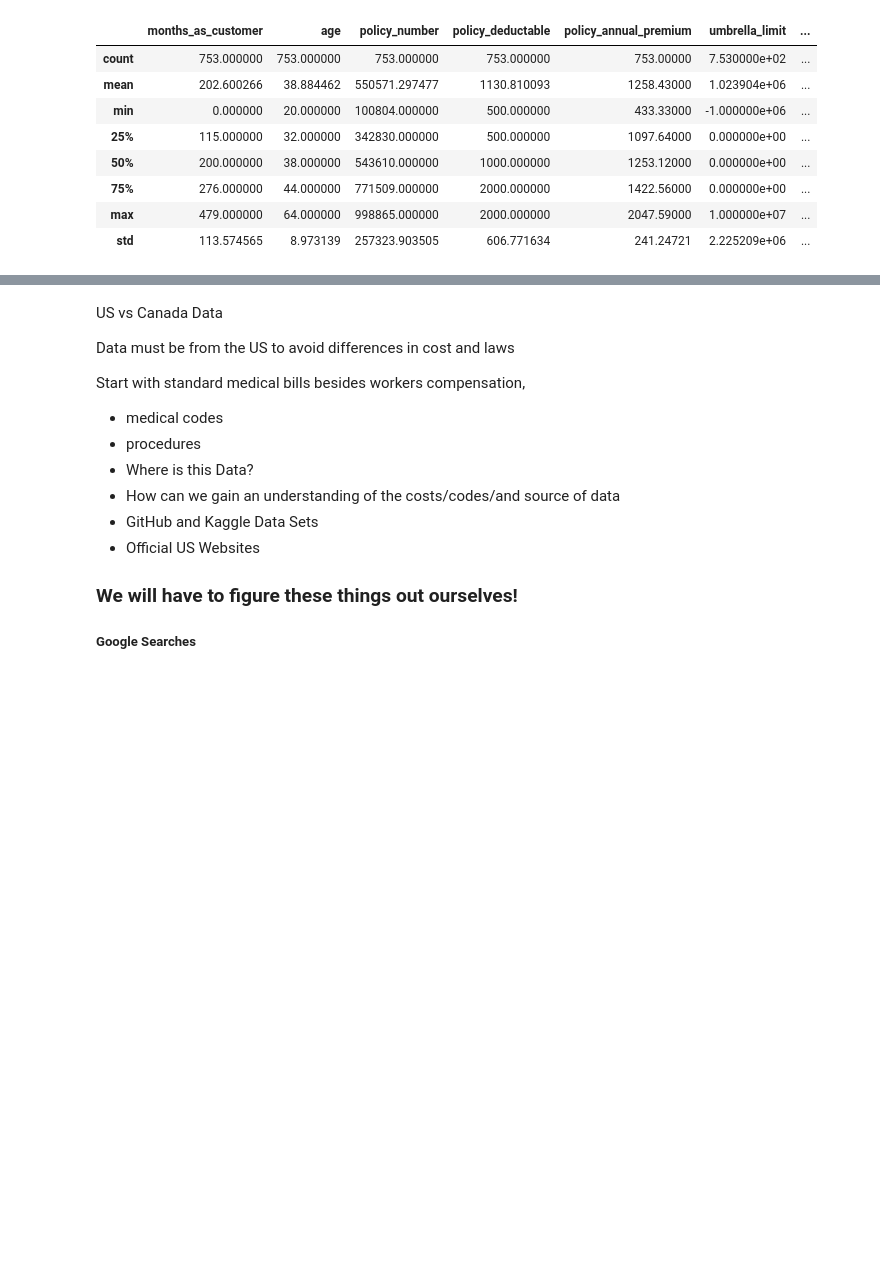
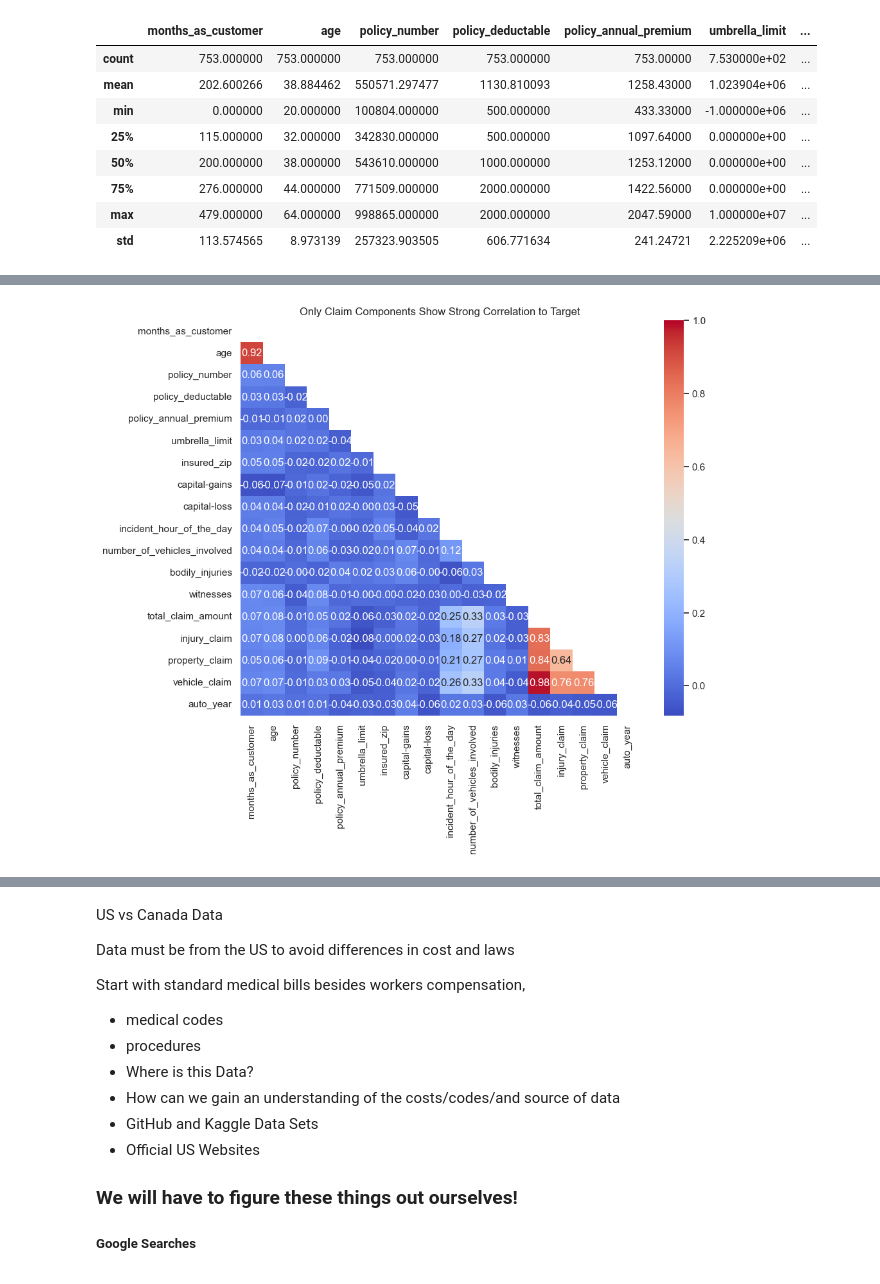
Before and after one commit to dvdhartsman/Insurance_Claims, a Jupyter notebook: Insurance_EDA.ipynb, the cells around one changed output, grey strips where cells are left out. Drawn from its saved outputs; the diff is of its cells as text; code cells hidden in the pictures; blank space fills up the shorter version.

```diff
--- a/Insurance_EDA.ipynb
+++ b/Insurance_EDA.ipynb
@@ -265 +348,11 @@ df.describe()
+# %%
+# Heatmap of all of the numeric features, the only strong correlations to total claim are its components
+sns.set_style("white")
+fig, ax = plt.subplots(figsize=(10, 8))
+mask = np.triu(np.ones_like(df.select_dtypes(include=np.number).corr(), dtype=bool))
+sns.heatmap(data=df.select_dtypes(include=np.number).corr(), annot=True, mask=mask, vmin=df.select_dtypes(include=np.number)\
+            .corr().min().min(), vmax=df.select_dtypes(include=np.number).corr().max().max(), cmap="coolwarm", ax=ax, cbar=True, fmt=".2f")
+ax.set_title("Only Claim Components Show Strong Correlation to Target");
+# %% [output]
+[figure, added]
 # %%
```
Also changed, not shown: parts of 58 cells of this notebook, 1 other file.
